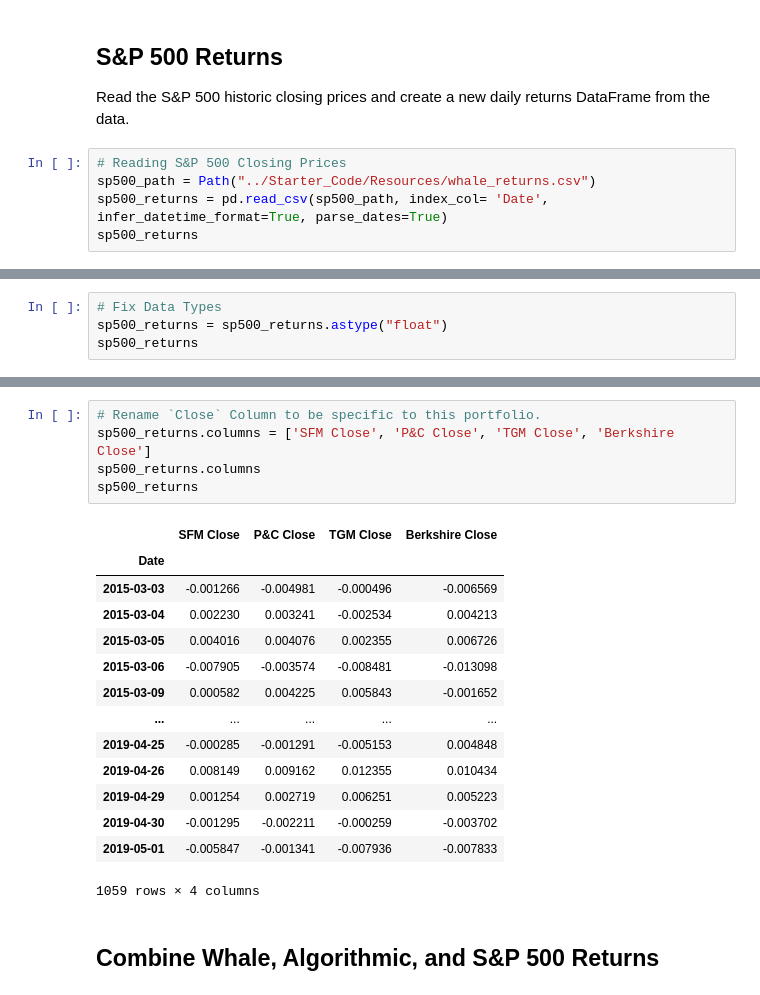
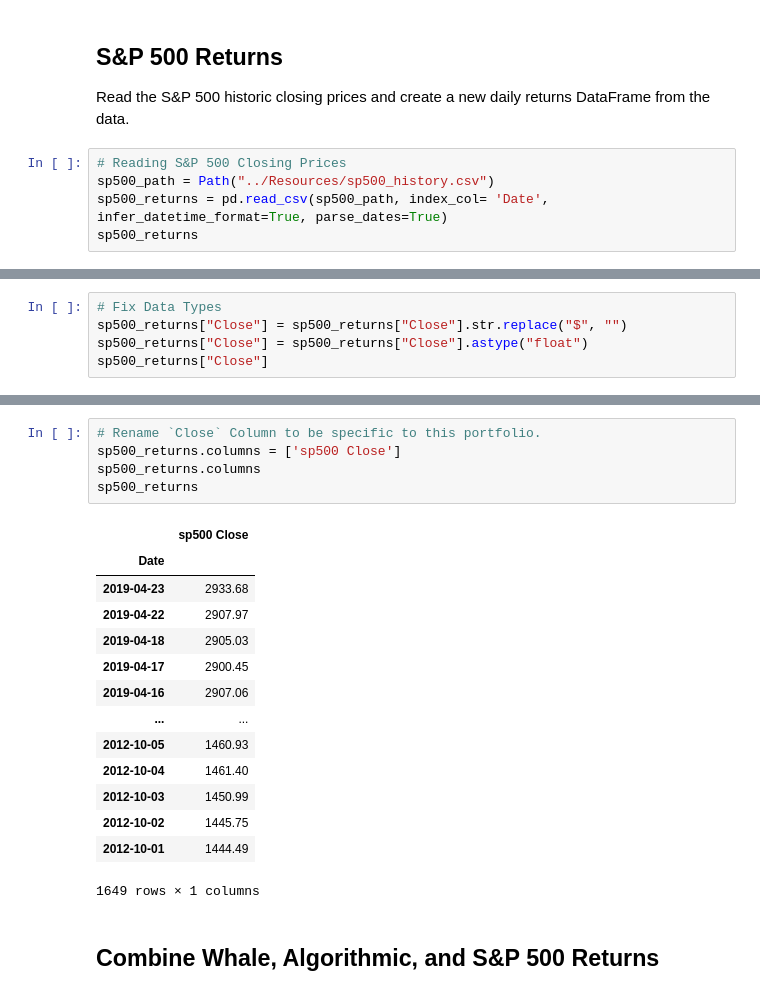
Before and after one commit to ALPHAINFINITETEAM/Pandas-Homework, a Jupyter notebook: whale_analysis.ipynb, the cells around one changed output, grey strips where cells are left out. Cells and saved outputs as stored; diff of their text form.

```diff
--- a/whale_analysis.ipynb
+++ b/whale_analysis.ipynb
@@ -151,7 +151,7 @@ algo_returns
 Read the S&P 500 historic closing prices and create a new daily returns DataFrame from the data.
 # %%
 # Reading S&P 500 Closing Prices
-sp500_path = Path("../Starter_Code/Resources/whale_returns.csv")
+sp500_path = Path("../Resources/sp500_history.csv")
 sp500_returns = pd.read_csv(sp500_path, index_col= 'Date', infer_datetime_format=True, parse_dates=True)
 sp500_returns
 # %% [output]
@@ -180,6 +177,7 @@ BERKSHIRE HATHAWAY INC         float64
 dtype: object
 # %%
 # Fix Data Types
-sp500_returns = sp500_returns.astype("float")
-sp500_returns
+sp500_returns["Close"] = sp500_returns["Close"].str.replace("$", "")
+sp500_returns["Close"] = sp500_returns["Close"].astype("float")
+sp500_returns["Close"]
 # %% [output]
@@ -237,23 +234,23 @@ sp500_returns
 # %%
 # Rename `Close` Column to be specific to this portfolio.
-sp500_returns.columns = ['SFM Close', 'P&C Close', 'TGM Close', 'Berkshire Close']
+sp500_returns.columns = ['sp500 Close']
 sp500_returns.columns
 sp500_returns
 # %% [output]
-|  | SFM Close | P&C Close | TGM Close | Berkshire Close |
-| Date |  |  |  |  |
-| 2015-03-03 | -0.001266 | -0.004981 | -0.000496 | -0.006569 |
-| 2015-03-04 | 0.002230 | 0.003241 | -0.002534 | 0.004213 |
-| 2015-03-05 | 0.004016 | 0.004076 | 0.002355 | 0.006726 |
-| 2015-03-06 | -0.007905 | -0.003574 | -0.008481 | -0.013098 |
-| 2015-03-09 | 0.000582 | 0.004225 | 0.005843 | -0.001652 |
-| ... | ... | ... | ... | ... |
-| 2019-04-25 | -0.000285 | -0.001291 | -0.005153 | 0.004848 |
-| 2019-04-26 | 0.008149 | 0.009162 | 0.012355 | 0.010434 |
-| 2019-04-29 | 0.001254 | 0.002719 | 0.006251 | 0.005223 |
-| 2019-04-30 | -0.001295 | -0.002211 | -0.000259 | -0.003702 |
-| 2019-05-01 | -0.005847 | -0.001341 | -0.007936 | -0.007833 |
+|  | sp500 Close |
+| Date |  |
+| 2019-04-23 | 2933.68 |
+| 2019-04-22 | 2907.97 |
+| 2019-04-18 | 2905.03 |
+| 2019-04-17 | 2900.45 |
+| 2019-04-16 | 2907.06 |
+| ... | ... |
+| 2012-10-05 | 1460.93 |
+| 2012-10-04 | 1461.40 |
+| 2012-10-03 | 1450.99 |
+| 2012-10-02 | 1445.75 |
+| 2012-10-01 | 1444.49 |
-1059 rows × 4 columns
+1649 rows × 1 columns
 # %% [markdown]
 ## Combine Whale, Algorithmic, and S&P 500 Returns
 # %%
```
Also changed, not shown: parts of 9 cells of this notebook.
